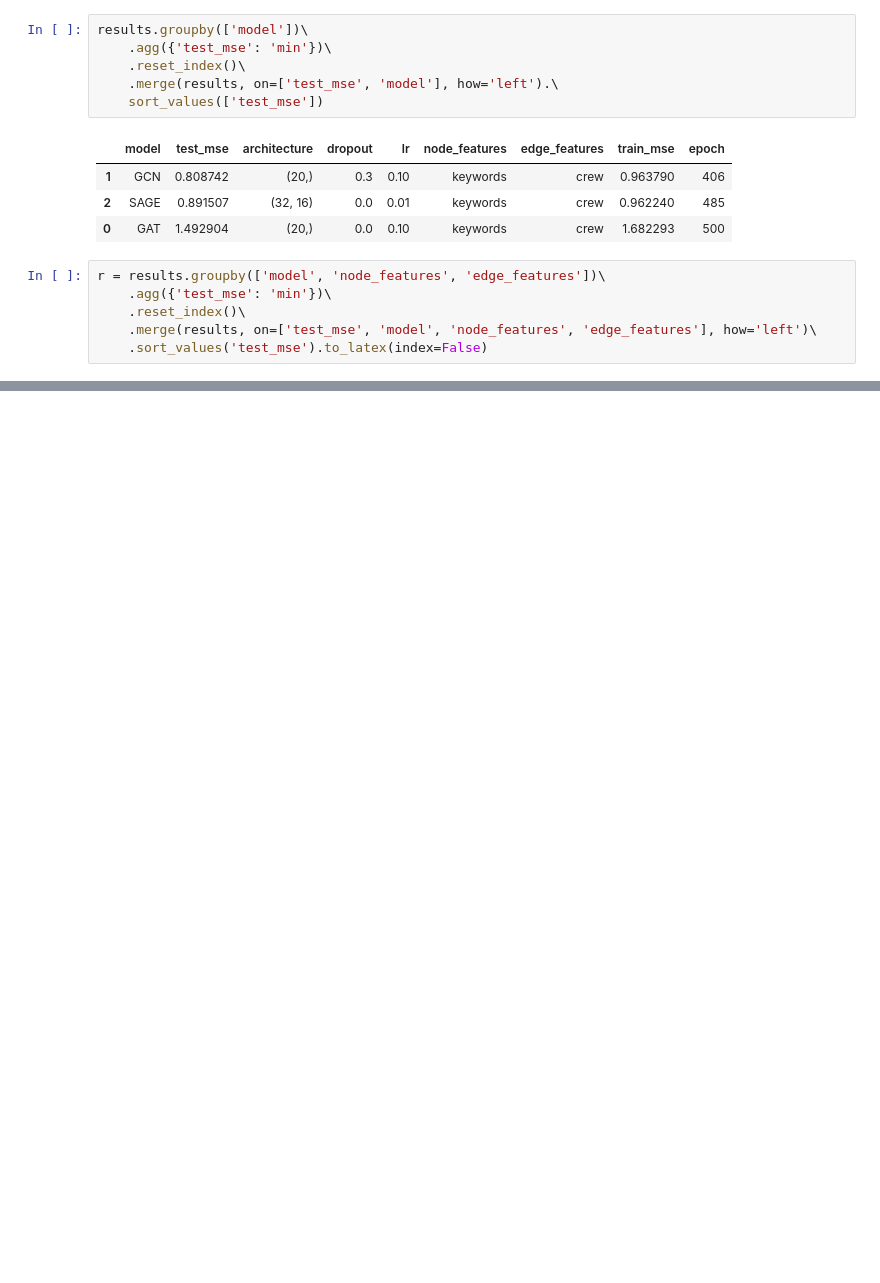
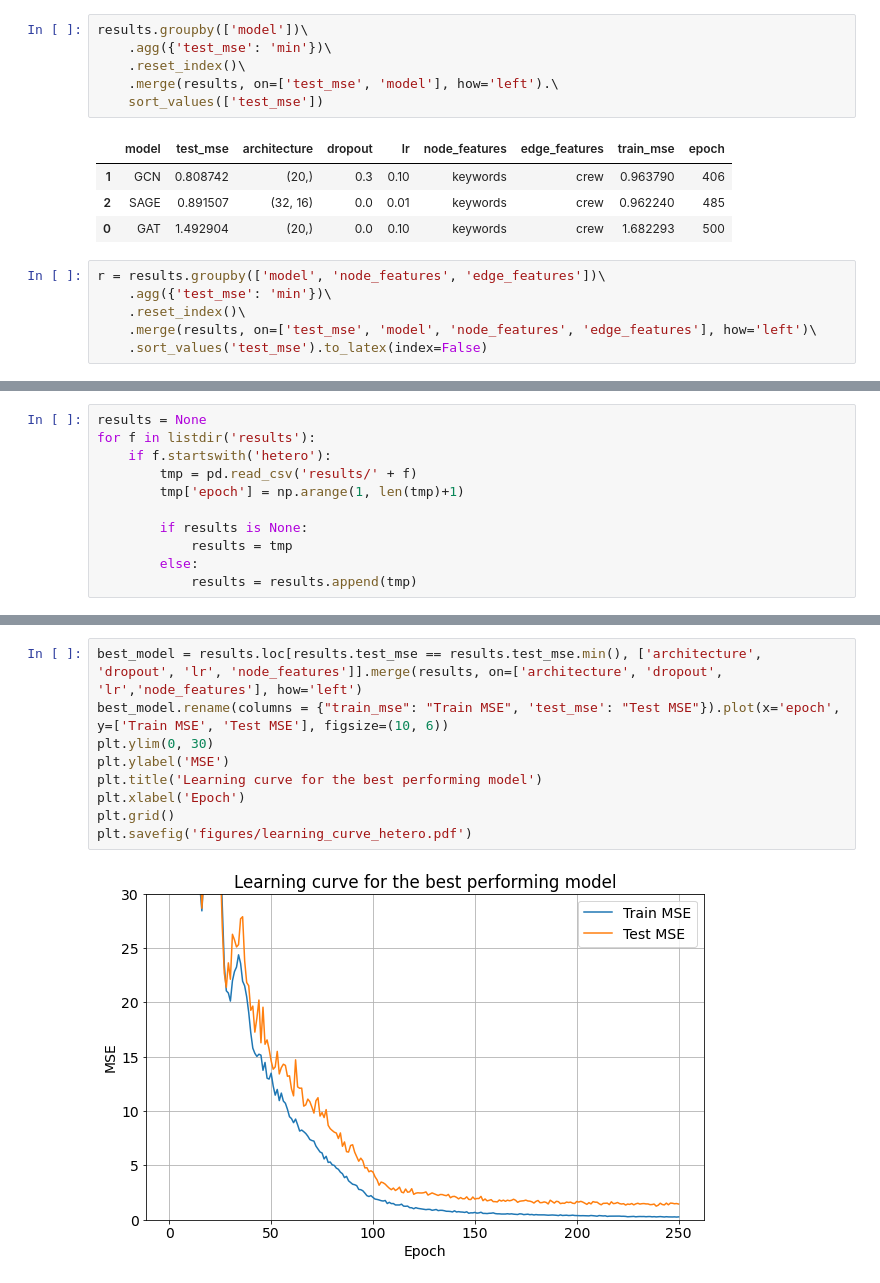
Before and after one commit to adrianstando/ML-on-Graphs-TMDB, a Jupyter notebook: results.ipynb, the cells around one changed output, grey strips where cells are left out. Saved outputs shown, nothing was run; the diff lists cells and outputs as text; blank space fills up the shorter version.

```diff
--- a/results.ipynb
+++ b/results.ipynb
@@ -62,0 +70,11 @@ plt.savefig('figures/boxplot_homo.pdf')
+# %%
+results = None
+for f in listdir('results'):
+    if f.startswith('hetero'):
+        tmp = pd.read_csv('results/' + f)
+        tmp['epoch'] = np.arange(1, len(tmp)+1)
+
+        if results is None:
+            results = tmp
+        else:
+            results = results.append(tmp)
@@ -62,0 +100,11 @@ plt.savefig('figures/boxplot_homo.pdf')
+# %%
+best_model = results.loc[results.test_mse == results.test_mse.min(), ['architecture', 'dropout', 'lr', 'node_features']].merge(results, on=['architecture', 'dropout', 'lr','node_features'], how='left')
+best_model.rename(columns = {"train_mse": "Train MSE", 'test_mse': "Test MSE"}).plot(x='epoch', y=['Train MSE', 'Test MSE'], figsize=(10, 6))
+plt.ylim(0, 30)
+plt.ylabel('MSE')
+plt.title('Learning curve for the best performing model')
+plt.xlabel('Epoch')
+plt.grid()
+plt.savefig('figures/learning_curve_hetero.pdf')
+# %% [output]
+[figure, added]
```
Also changed, not shown: parts of 6 cells of this notebook.
